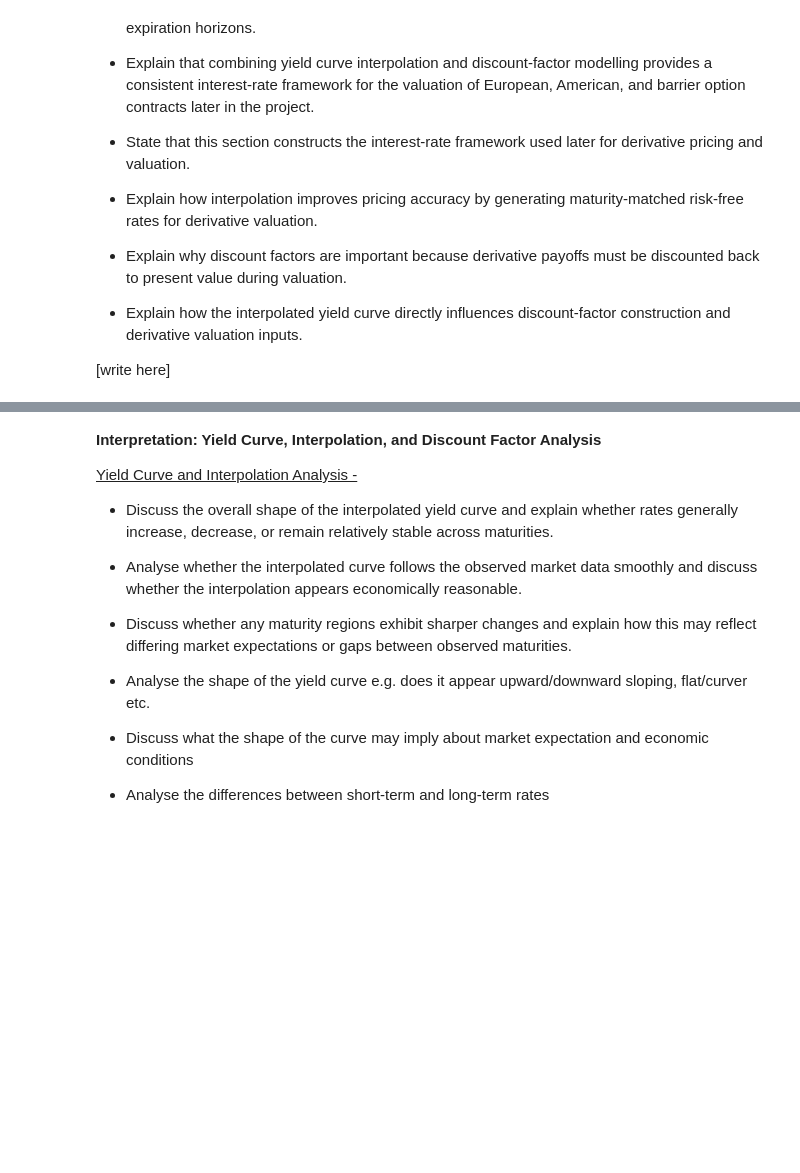
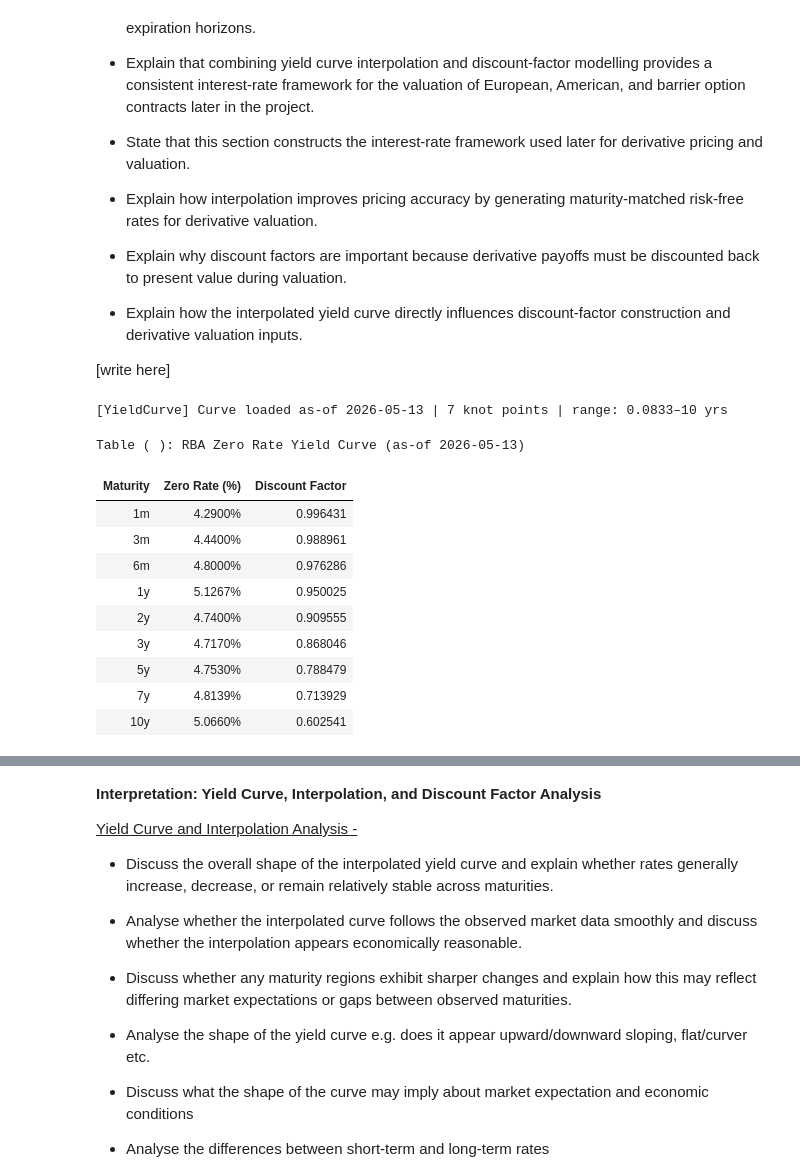
Before and after one commit to Gene2007/FINM3422-Project-3-Derivative-Platform, a Jupyter notebook: notebooks/market_data_and_yield_curve.ipynb, the cells around one changed output, grey strips where cells are left out. Cells and saved outputs as stored; diff of their text form; code cells hidden in the pictures; blank space fills up the shorter version.

```diff
--- a/notebooks/market_data_and_yield_curve.ipynb
+++ b/notebooks/market_data_and_yield_curve.ipynb
@@ -430,13 +547,62 @@ plt.show()
 # %%
 # Extract observed maturities and yield/rates from the RBA
 # Calculate raw interest rates for each maturity
 # Generate a dense maturity grid e.g. create maturioty points between the observed maturities
 # Interpolate the yield/interest rates
 # Calculate discount factor for each maturity
 # Use interpolated yield curve to interpolate discount factor curve
 
 # Table 1 = Interpolated Yield Curve with Disount Factor Table --> column 1 = maturity e.g. 0.5Y/1Y/2Y/5Y/10Y, column 2 = interpolated yield, column 3 = discount factor
 
 # Graph 1 = Raw vs Interpolated Yield Curve vs Discount Plot (line chart + scattered points)
 
 # Save all figures
+
+
+# ── Generating yield curve summary table ────────────────────────────────────────────────────
+yc = YieldCurve()
+
+labels     = ["1m", "3m", "6m", "1y", "2y", "3y", "5y", "7y", "10y"]
+maturities = np.array([1/12, 3/12, 6/12, 1, 2, 3, 5, 7, 10])
+
+zero_rates       = yc.get_zero_rate(maturities)
+discount_factors = yc.get_discount_factor(maturities)
+
+# Build summary DataFrame
+curve_summary = pd.DataFrame({
+    "Maturity":        labels,
+    "Zero Rate (%)":   zero_rates * 100,
+    "Discount Factor": discount_factors,
+})
+
+rate_cols = ["Zero Rate (%)"]
+df_cols   = ["Discount Factor"]
+
+# Build formatting dictionary
+format_dict = {c: "{:.4f}%" for c in rate_cols}
+format_dict.update({c: "{:.6f}" for c in df_cols})
+
+# Style and display
+summary_table = (
+    curve_summary.style
+    .hide(axis="index")
+    .format(format_dict)
+    .set_caption(f"Table ( ): RBA Zero Rate Yield Curve  (as-of {yc.as_of_date})")
+    .background_gradient(subset=rate_cols, cmap="Blues")
+    .set_table_styles([{"selector": "table", "props": [("width", "100%")]}])
+)
+
+display(summary_table)
+# %% [output]
+[YieldCurve] Curve loaded as-of 2026-05-13 | 7 knot points | range: 0.0833–10 yrs
+Table ( ): RBA Zero Rate Yield Curve (as-of 2026-05-13)
+| Maturity | Zero Rate (%) | Discount Factor |
+| 1m | 4.2900% | 0.996431 |
+| 3m | 4.4400% | 0.988961 |
+| 6m | 4.8000% | 0.976286 |
+| 1y | 5.1267% | 0.950025 |
+| 2y | 4.7400% | 0.909555 |
+| 3y | 4.7170% | 0.868046 |
+| 5y | 4.7530% | 0.788479 |
+| 7y | 4.8139% | 0.713929 |
+| 10y | 5.0660% | 0.602541 |
```
Also changed, not shown: parts of 6 cells of this notebook, 4 other files.
